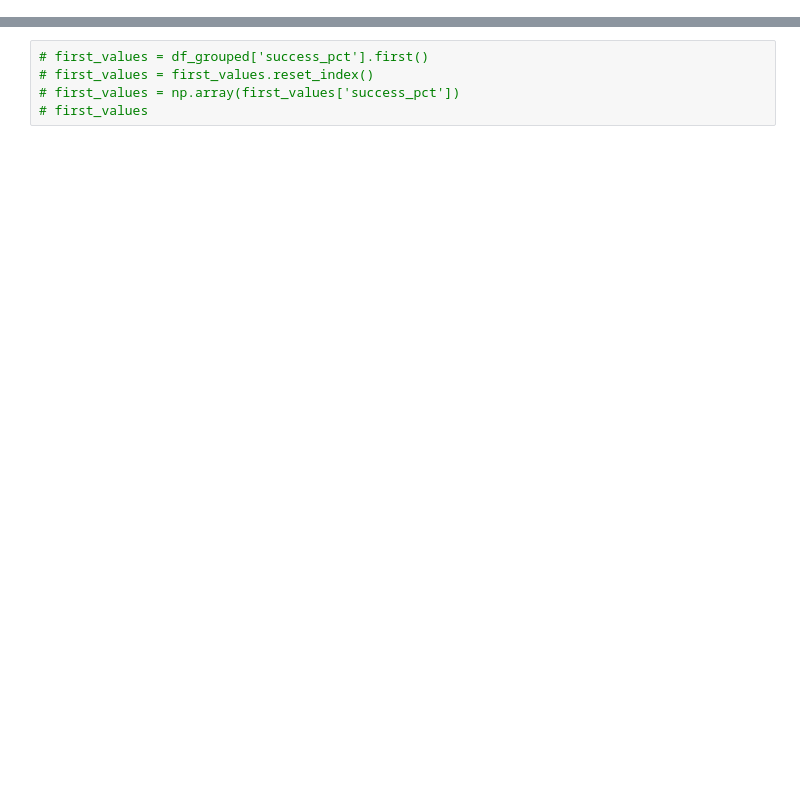
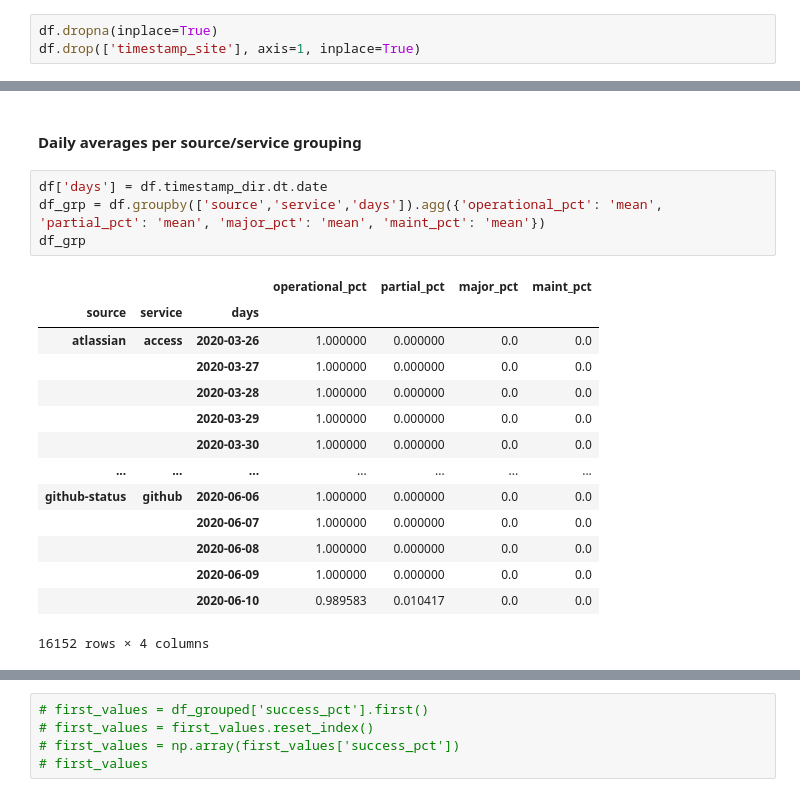
Before and after one commit to shanemin/thesis-msc-cloud-failures, a Jupyter notebook: scripts/stats/analysis.ipynb, the cells around one changed output, grey strips where cells are left out. Cells and saved outputs as stored; diff of their text form; blank space fills up the shorter version.

```diff
--- a/scripts/stats/analysis.ipynb
+++ b/scripts/stats/analysis.ipynb
@@ -27,0 +82,3 @@ df
+# %%
+df.dropna(inplace=True)
+df.drop(['timestamp_site'], axis=1, inplace=True)
@@ -27,0 +126,21 @@ df
+# %% [markdown]
+#### Daily averages per source/service grouping
+# %%
+df['days'] = df.timestamp_dir.dt.date
+df_grp = df.groupby(['source','service','days']).agg({'operational_pct': 'mean', 'partial_pct': 'mean', 'major_pct': 'mean', 'maint_pct': 'mean'})
+df_grp
+# %% [output]
+|  |  |  | operational_pct | partial_pct | major_pct | maint_pct |
+| source | service | days |  |  |  |  |
+| atlassian | access | 2020-03-26 | 1.000000 | 0.000000 | 0.0 | 0.0 |
+|  |  | 2020-03-27 | 1.000000 | 0.000000 | 0.0 | 0.0 |
+|  |  | 2020-03-28 | 1.000000 | 0.000000 | 0.0 | 0.0 |
+|  |  | 2020-03-29 | 1.000000 | 0.000000 | 0.0 | 0.0 |
+|  |  | 2020-03-30 | 1.000000 | 0.000000 | 0.0 | 0.0 |
+| ... | ... | ... | ... | ... | ... | ... |
+| github-status | github | 2020-06-06 | 1.000000 | 0.000000 | 0.0 | 0.0 |
+|  |  | 2020-06-07 | 1.000000 | 0.000000 | 0.0 | 0.0 |
+|  |  | 2020-06-08 | 1.000000 | 0.000000 | 0.0 | 0.0 |
+|  |  | 2020-06-09 | 1.000000 | 0.000000 | 0.0 | 0.0 |
+|  |  | 2020-06-10 | 0.989583 | 0.010417 | 0.0 | 0.0 |
+16152 rows × 4 columns
```
Also changed, not shown: parts of 25 cells of this notebook, 5 other files.
